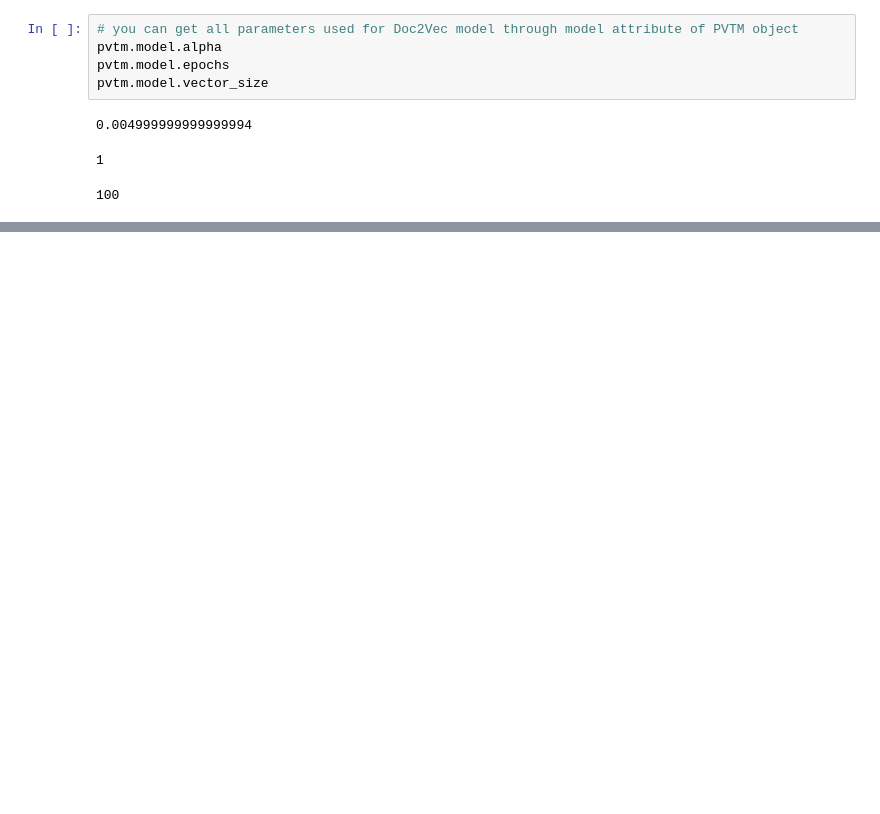
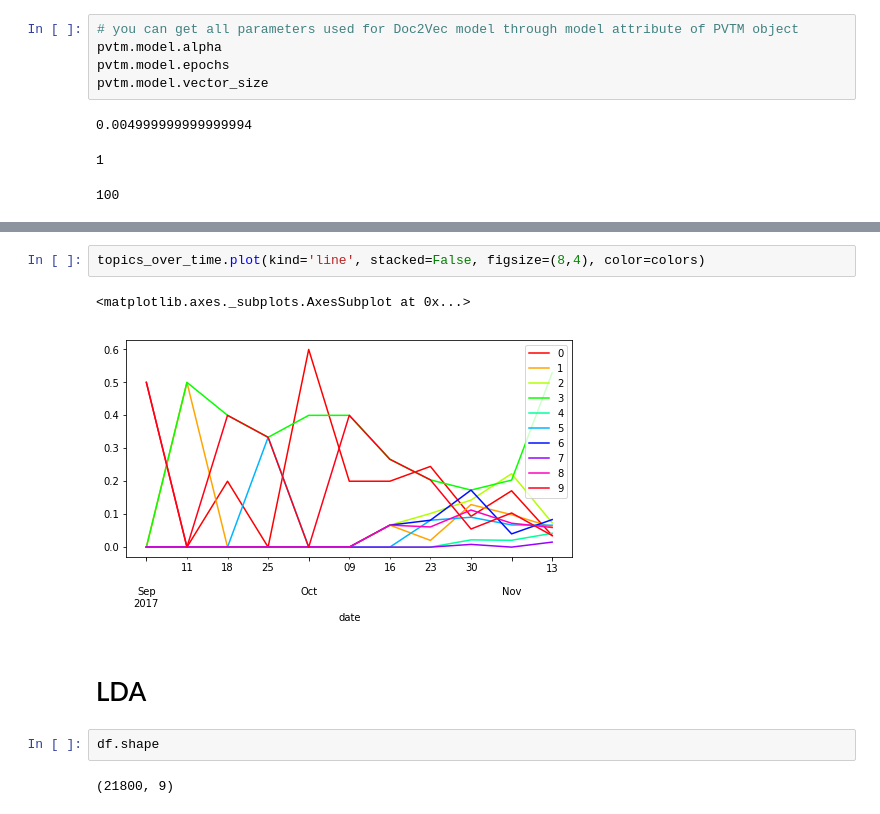
Before and after one commit to davidlenz/pvtm, a Jupyter notebook: class_PVTM.ipynb, the cells around one changed output, grey strips where cells are left out. Cells and saved outputs as stored; diff of their text form; blank space fills up the shorter version.

```diff
--- a/class_PVTM.ipynb
+++ b/class_PVTM.ipynb
@@ -327,3 +360,14 @@ topics_over_time
+# %%
+topics_over_time.plot(kind='line', stacked=False, figsize=(8,4), color=colors)
+# %% [output]
+<matplotlib.axes._subplots.AxesSubplot at 0x...>
+[figure, added]
+# %% [markdown]
+# LDA
+# %%
+df.shape
+# %% [output]
+(21800, 9)
 # %%
 from cleantext import clean
 from sklearn.feature_extraction.text import TfidfVectorizer
```
Also changed, not shown: parts of 20 cells of this notebook, 4 other files.
